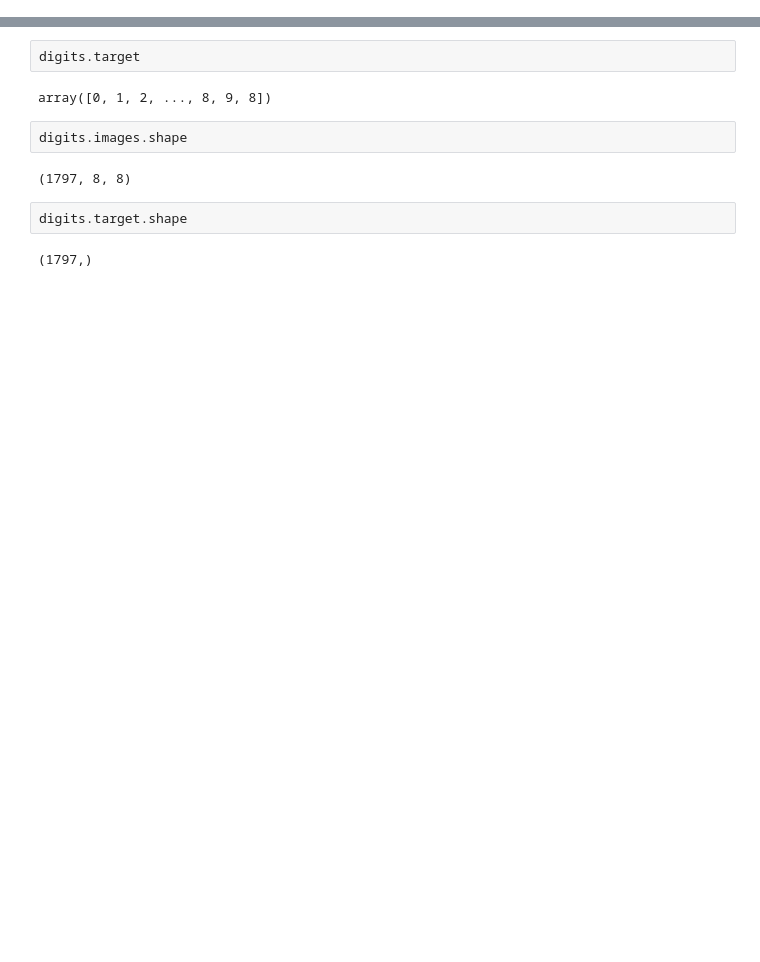
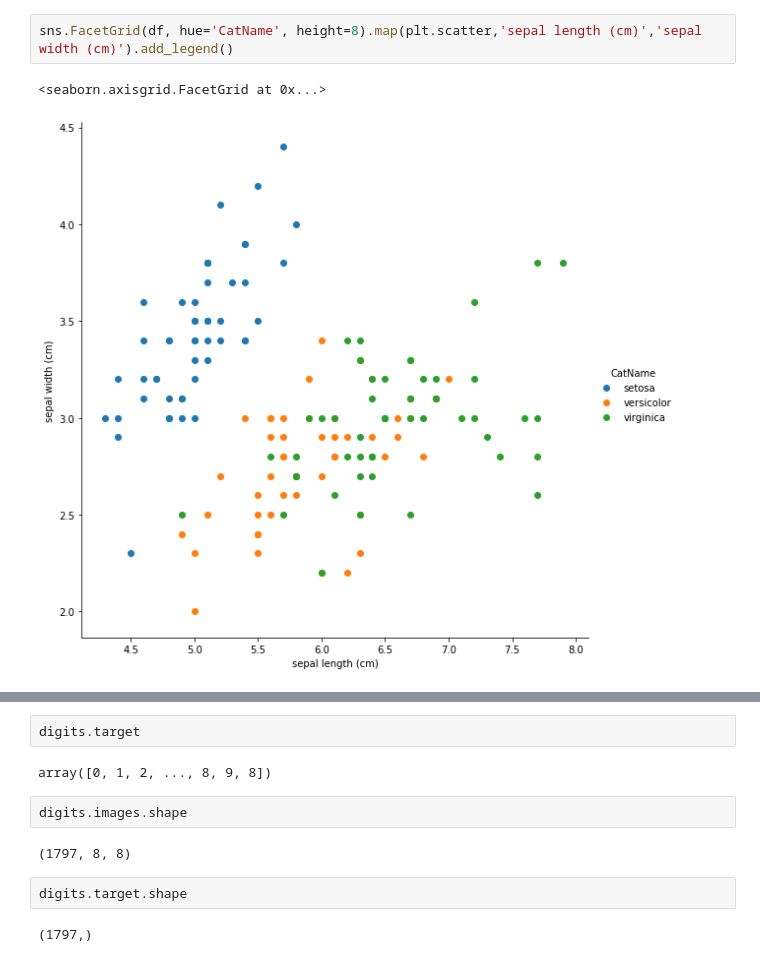
Before and after one commit to asrenninger/Week2, a Jupyter notebook: ml_basics.ipynb, the cells around one changed output, grey strips where cells are left out. Saved outputs shown, nothing was run; the diff lists cells and outputs as text; blank space fills up the shorter version.

```diff
--- a/ml_basics.ipynb
+++ b/ml_basics.ipynb
@@ -33,0 +190,5 @@ print(digits.data)
+# %%
+sns.FacetGrid(df, hue='CatName', height=8).map(plt.scatter,'sepal length (cm)','sepal width (cm)').add_legend()
+# %% [output]
+<seaborn.axisgrid.FacetGrid at 0x...>
+[figure, added]
```
Also changed, not shown: parts of 105 cells of this notebook, 1 other file.
